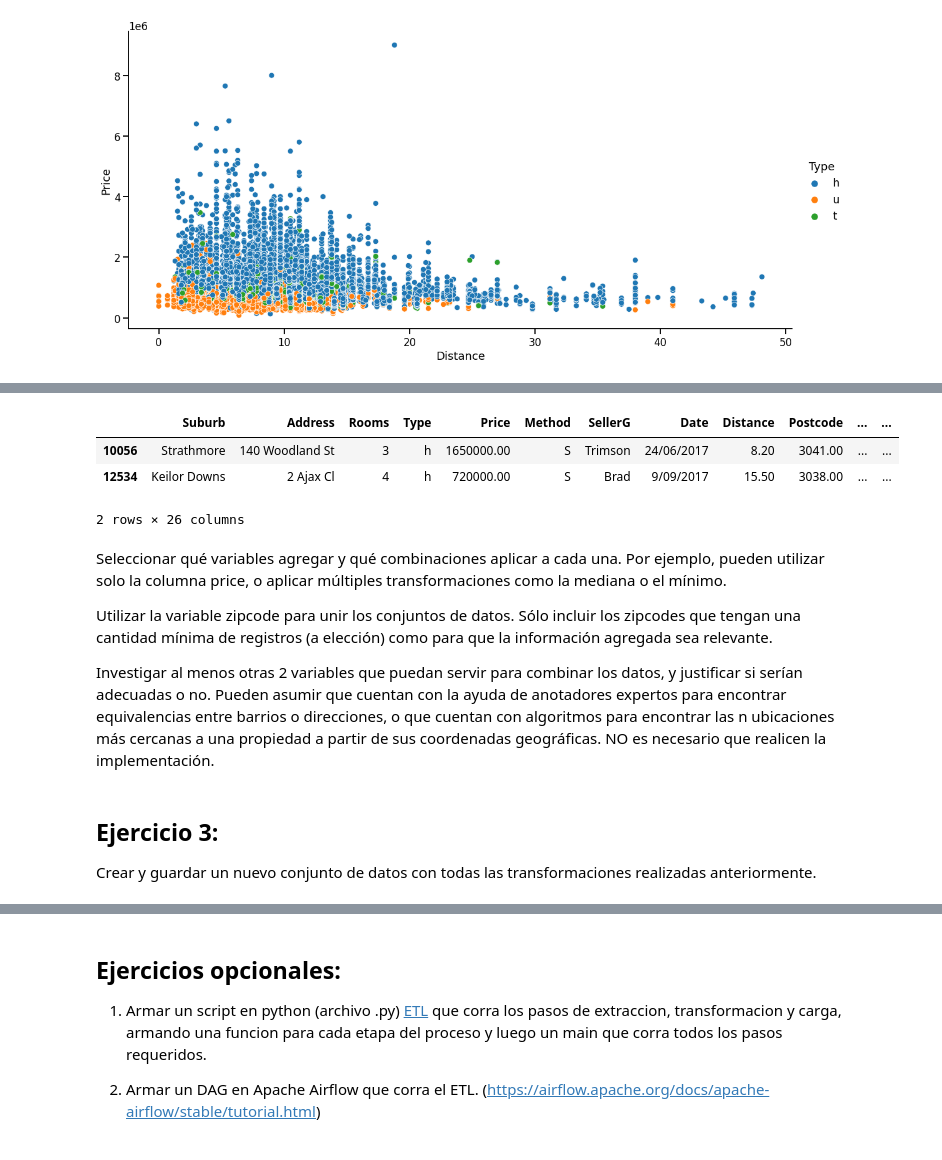
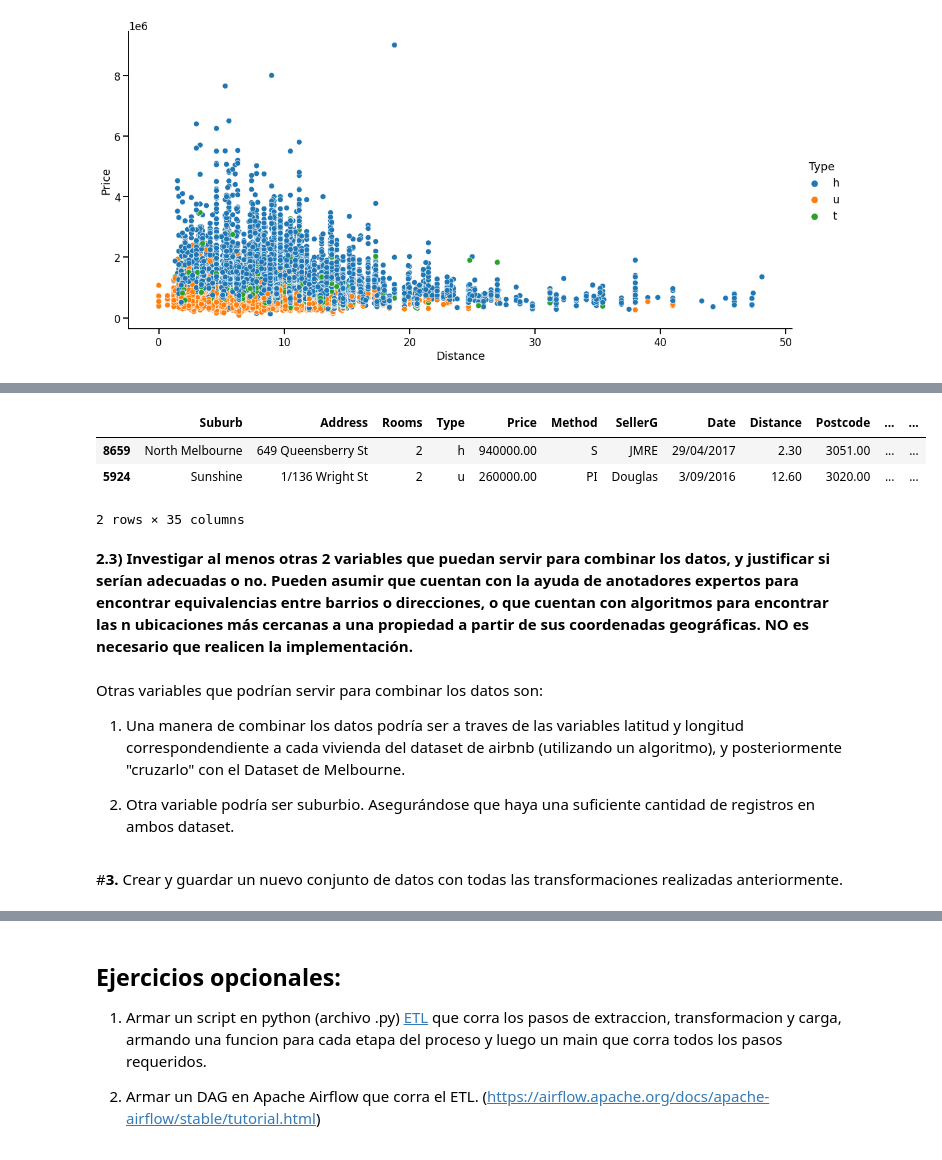
Before and after one commit to CHRISTIANDAGATTI/AEyCD---Grupo-9, a Jupyter notebook: Entregable_parte_1_22.ipynb, the cells around one changed output, grey strips where cells are left out. Cells and saved outputs as stored; diff of their text form; code cells hidden in the pictures.

```diff
--- a/Entregable_parte_1_22.ipynb
+++ b/Entregable_parte_1_22.ipynb
@@ -310,13 +284,13 @@ Records in Airbnb df with corresponding zipcode form Sales df 0.9302904564315353
 # %% [markdown]
 Definimos columnas de interes del Dataset de Airbnb y calculamos ciertas métricas de los registros agrupados por Zipcode.
 # %%
-relevant_cols = ['price', 'weekly_price', 'monthly_price', 'zipcode']
+relevant_cols = ['zipcode','neighborhood', 'price', 'weekly_price', 'monthly_price']
 ## Option 1
 # Pass a dictionary where the keys are the original columns to aggregate and
 # the values are the operations (or list of operations).
 airbnb_price_by_zipcode = airbnb_df[relevant_cols].groupby('zipcode')\
-  .agg({'price': ['mean', 'count'], 'weekly_price': 'mean',
-        'monthly_price': 'mean'})\
+  .agg({'price': ['min','median', 'mean', "max"], 'weekly_price': ['min','median', 'mean', "max"],
+        'monthly_price': ['min','median', 'mean', "max"], "zipcode": "count"})\
   .reset_index()
 # Flatten the two level columns
 airbnb_price_by_zipcode.columns = [
@@ -324,8 +298,20 @@ airbnb_price_by_zipcode.columns = [
   for col in airbnb_price_by_zipcode.columns.values]
 # Rename columns
 airbnb_price_by_zipcode = airbnb_price_by_zipcode.rename(
-    columns={'price mean': 'airbnb_price_mean',
-             'price count': 'airbnb_record_count',
+    columns={'price min': "airbnb_price_min",
+             'price median': 'airbnb_price_median',
+             'price mean': 'airbnb_price_mean',
+             'price max':'airbnb_price_max',
+             'weekly_price min': 'airbnb_weekly_price_min',
+             'weekly_price median': 'airbnb_weekly_price_median',
              'weekly_price mean': 'airbnb_weekly_price_mean',
-             'monthly_price mean': 'airbnb_monthly_price_mean'}
+             'weekly_price max': 'airbnb_weekly_price_max',
+             'monthly_price min': 'airbnb_monthly_price_min',
+             'monthly_price median': 'airbnb_monthly_price_median',
+             'monthly_price mean': 'airbnb_monthly_price_mean',
+             'monthly_price max': 'airbnb_monthly_price_max',
+             'zipcode count': 'airbnb_zipcode_count',
+             'neighborhood': 'airbnb_neighborhood'
+                }
 )
+airbnb_price_by_zipcode[:5]
@@ -664,0 +823,3 @@ sns.pairplot(data=melb_df, y_vars=['Price'],
+# %%
+airbnb_price_by_zipcode_filtered= airbnb_price_by_zipcode[airbnb_price_by_zipcode["airbnb_zipcode_count"] > 30]
+airbnb_price_by_zipcode_filtered
@@ -665,22 +840,22 @@ sns.pairplot(data=melb_df, y_vars=['Price'],
 # %%
 merged_sales_df = melb_df.merge(
-    airbnb_price_by_zipcode, how='left',
+    airbnb_price_by_zipcode_filtered, how='left',
     left_on='Postcode', right_on='zipcode'
 )
 merged_sales_df.sample(2)
 # %% [output]
 |  | Suburb | Address | Rooms | Type | Price | Method | SellerG | Date | Distance | Postcode | ... | ... |
-| 10056 | Strathmore | 140 Woodland St | 3 | h | 1650000.00 | S | Trimson | 24/06/2017 | 8.20 | 3041.00 | ... | ... |
-| 12534 | Keilor Downs | 2 Ajax Cl | 4 | h | 720000.00 | S | Brad | 9/09/2017 | 15.50 | 3038.00 | ... | ... |
+| 8659 | North Melbourne | 649 Queensberry St | 2 | h | 940000.00 | S | JMRE | 29/04/2017 | 2.30 | 3051.00 | ... | ... |
+| 5924 | Sunshine | 1/136 Wright St | 2 | u | 260000.00 | PI | Douglas | 3/09/2016 | 12.60 | 3020.00 | ... | ... |
-2 rows × 26 columns
+2 rows × 35 columns
 # %% [markdown]
-Seleccionar qué variables agregar y qué combinaciones aplicar a cada una. Por ejemplo, pueden utilizar solo la columna price, o aplicar múltiples transformaciones como la mediana o el mínimo.
-
-Utilizar la variable zipcode para unir los conjuntos de datos. Sólo incluir los zipcodes que tengan una cantidad mínima de registros (a elección) como para que la información agregada sea relevante.
-
-Investigar al menos otras 2 variables que puedan servir para combinar los datos, y justificar si serían adecuadas o no. Pueden asumir que cuentan con la ayuda de anotadores expertos para encontrar equivalencias entre barrios o direcciones, o que cuentan con algoritmos para encontrar las n ubicaciones más cercanas a una propiedad a partir de sus coordenadas geográficas. NO es necesario que realicen la implementación.
+**2.3) Investigar al menos otras 2 variables que puedan servir para combinar los datos, y justificar si serían adecuadas o no. Pueden asumir que cuentan con la ayuda de anotadores expertos para encontrar equivalencias entre barrios o direcciones, o que cuentan con algoritmos para encontrar las n ubicaciones más cercanas a una propiedad a partir de sus coordenadas geográficas. NO es necesario que realicen la implementación.**
+# %% [markdown]
+Otras variables que podrían servir para combinar los datos son:
+
+1) Una manera de combinar los datos podría ser a traves de las variables latitud y longitud correspondendiente a cada vivienda del dataset de airbnb  (utilizando un algoritmo), y posteriormente "cruzarlo" con el Dataset de Melbourne.
+
+2) Otra variable podría ser suburbio. Asegurándose que haya una suficiente cantidad de registros en ambos dataset.
 # %% [markdown]
-## Ejercicio 3:
-
-Crear y guardar un nuevo conjunto de datos con todas las transformaciones realizadas anteriormente.
+#**3.** Crear y guardar un nuevo conjunto de datos con todas las transformaciones realizadas anteriormente.
 # %%
```
Also changed, not shown: parts of 46 cells of this notebook.
